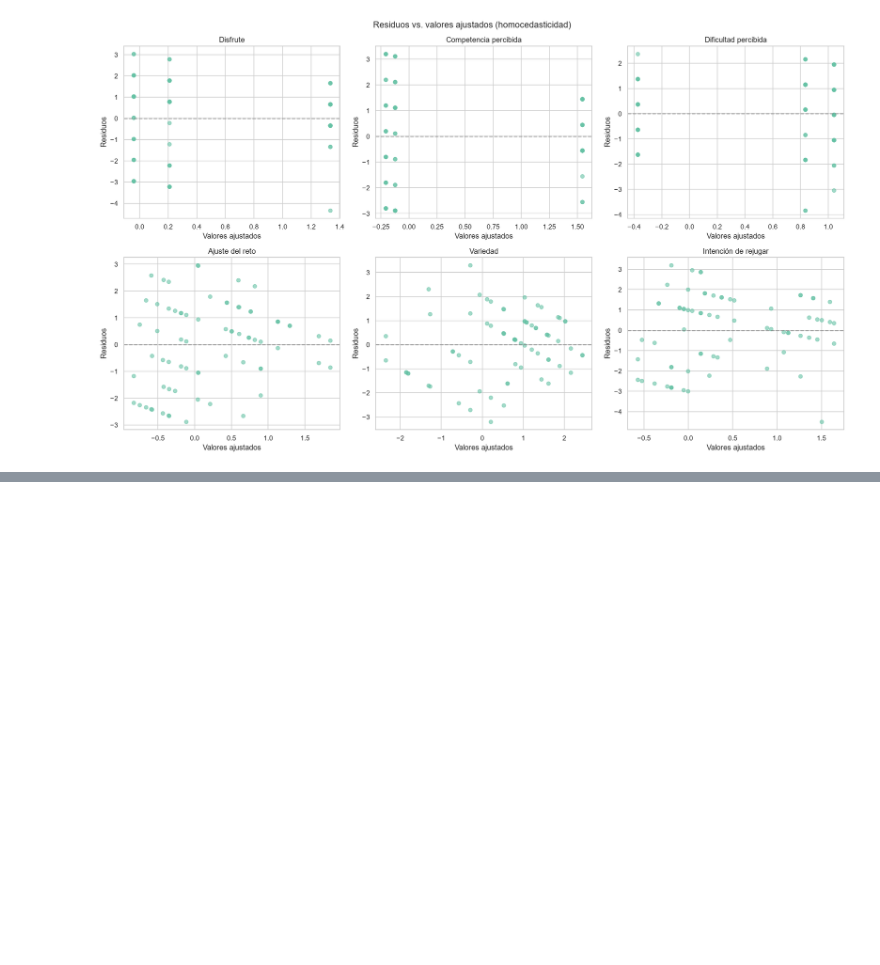
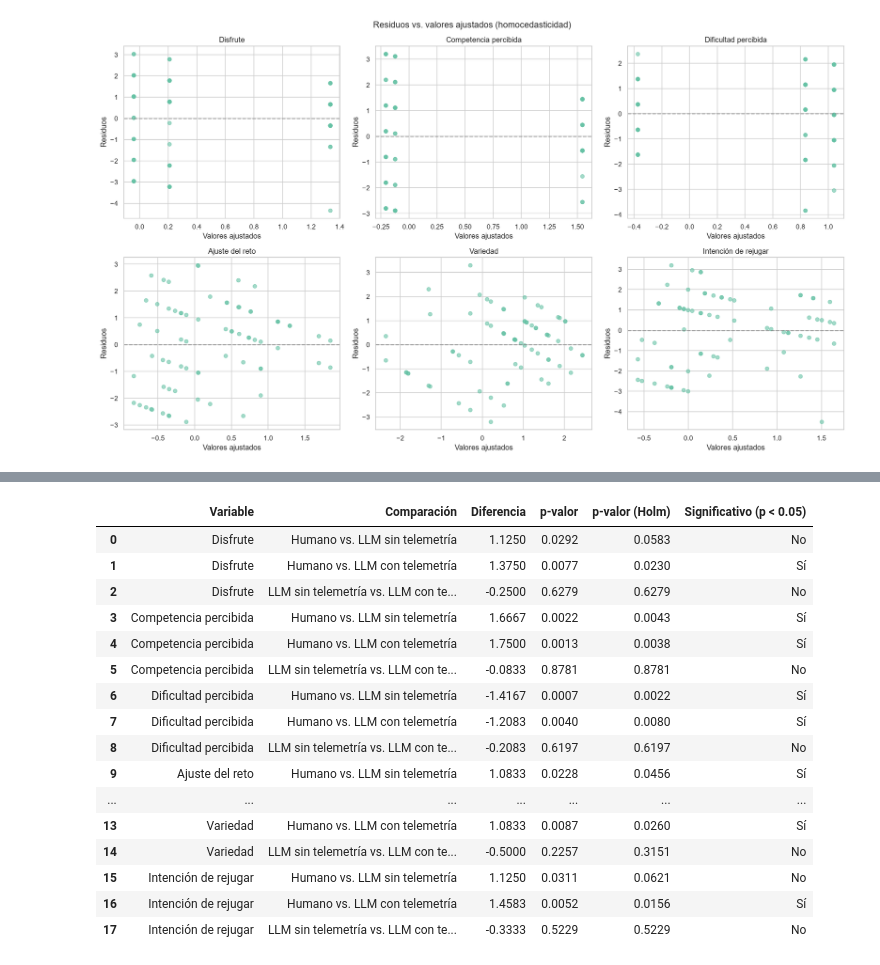
Before and after one commit to Nell-170/Mario-Ai, a Jupyter notebook: Data_Analysis_Code/LMM-Modelo_Lineal_de_Efectos_Mixtos/Analisis_Respuestas_Experimento.ipynb, the cells around one changed output, grey strips where cells are left out. Saved outputs shown, nothing was run; the diff lists cells and outputs as text; code cells hidden in the pictures; blank space fills up the shorter version.

```diff
--- a/Data_Analysis_Code/LMM-Modelo_Lineal_de_Efectos_Mixtos/Analisis_Respuestas_Experimento.ipynb
+++ b/Data_Analysis_Code/LMM-Modelo_Lineal_de_Efectos_Mixtos/Analisis_Respuestas_Experimento.ipynb
@@ -583,0 +598,58 @@ plt.show()
+# %%
+from statsmodels.stats.multitest import multipletests
+
+filas_comparaciones = []
+
+for variable in variables:
+
+    resultado = modelos_lmm[variable]
+
+    coef_n = resultado.params["condicion[T.LLM sin telemetría]"]
+    coef_p = resultado.params["condicion[T.LLM con telemetría]"]
+    p_h_vs_n = resultado.pvalues["condicion[T.LLM sin telemetría]"]
+    p_h_vs_p = resultado.pvalues["condicion[T.LLM con telemetría]"]
+
+    contraste_n_vs_p = resultado.t_test(np.array([[0, -1, 1]]))
+    diff_n_vs_p = float(contraste_n_vs_p.effect[0])
+    p_n_vs_p = float(contraste_n_vs_p.pvalue)
+
+    comparaciones_variable = [
+        ("Humano vs. LLM sin telemetría", -coef_n, p_h_vs_n),
+        ("Humano vs. LLM con telemetría", -coef_p, p_h_vs_p),
+        ("LLM sin telemetría vs. LLM con telemetría", diff_n_vs_p, p_n_vs_p),
+    ]
+
+    p_valores = [c[2] for c in comparaciones_variable]
+    _, p_ajustados, _, _ = multipletests(p_valores, method="holm")
+
+    for (comparacion, diferencia, p_valor), p_ajustado in zip(comparaciones_variable, p_ajustados):
+        filas_comparaciones.append({
+            "Variable": nombres_variables[variable],
+            "Comparación": comparacion,
+            "Diferencia": diferencia,
+            "p-valor": p_valor,
+            "p-valor (Holm)": p_ajustado,
+            "Significativo (p < 0.05)": "Sí" if p_ajustado < 0.05 else "No",
+        })
+
+tabla_comparaciones = pd.DataFrame(filas_comparaciones).round(4)
+
+display(tabla_comparaciones)
+# %% [output]
+|  | Variable | Comparación | Diferencia | p-valor | p-valor (Holm) | Significativo (p < 0.05) |
+| 0 | Disfrute | Humano vs. LLM sin telemetría | 1.1250 | 0.0292 | 0.0583 | No |
+| 1 | Disfrute | Humano vs. LLM con telemetría | 1.3750 | 0.0077 | 0.0230 | Sí |
+| 2 | Disfrute | LLM sin telemetría vs. LLM con te... | -0.2500 | 0.6279 | 0.6279 | No |
+| 3 | Competencia percibida | Humano vs. LLM sin telemetría | 1.6667 | 0.0022 | 0.0043 | Sí |
+| 4 | Competencia percibida | Humano vs. LLM con telemetría | 1.7500 | 0.0013 | 0.0038 | Sí |
+| 5 | Competencia percibida | LLM sin telemetría vs. LLM con te... | -0.0833 | 0.8781 | 0.8781 | No |
+| 6 | Dificultad percibida | Humano vs. LLM sin telemetría | -1.4167 | 0.0007 | 0.0022 | Sí |
+| 7 | Dificultad percibida | Humano vs. LLM con telemetría | -1.2083 | 0.0040 | 0.0080 | Sí |
+| 8 | Dificultad percibida | LLM sin telemetría vs. LLM con te... | -0.2083 | 0.6197 | 0.6197 | No |
+| 9 | Ajuste del reto | Humano vs. LLM sin telemetría | 1.0833 | 0.0228 | 0.0456 | Sí |
+| ... | ... | ... | ... | ... | ... | ... |
+| 13 | Variedad | Humano vs. LLM con telemetría | 1.0833 | 0.0087 | 0.0260 | Sí |
+| 14 | Variedad | LLM sin telemetría vs. LLM con te... | -0.5000 | 0.2257 | 0.3151 | No |
+| 15 | Intención de rejugar | Humano vs. LLM sin telemetría | 1.1250 | 0.0311 | 0.0621 | No |
+| 16 | Intención de rejugar | Humano vs. LLM con telemetría | 1.4583 | 0.0052 | 0.0156 | Sí |
+| 17 | Intención de rejugar | LLM sin telemetría vs. LLM con te... | -0.3333 | 0.5229 | 0.5229 | No |
```
Also changed, not shown: parts of 1 cell of this notebook.
